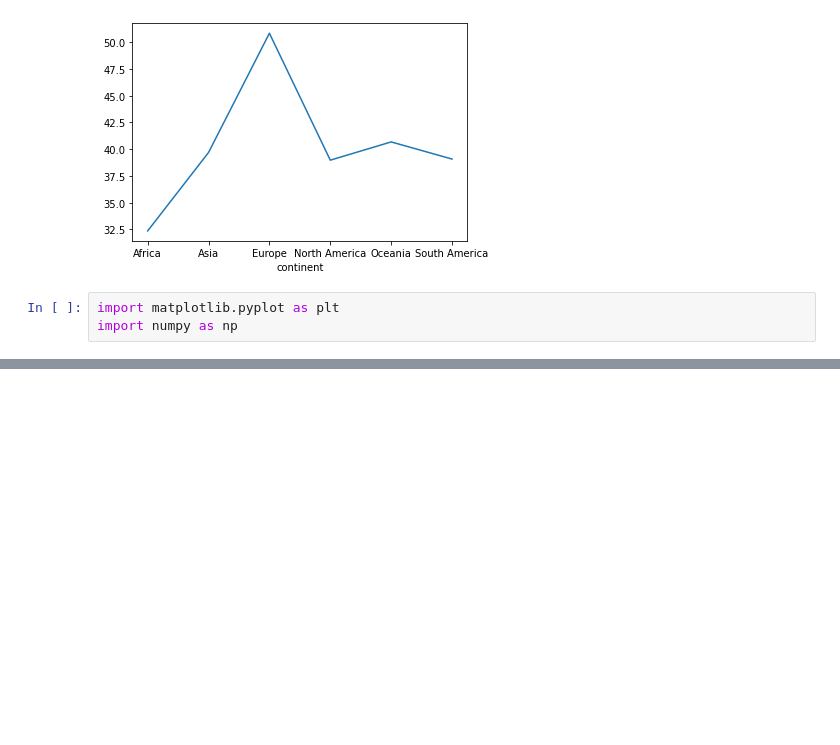
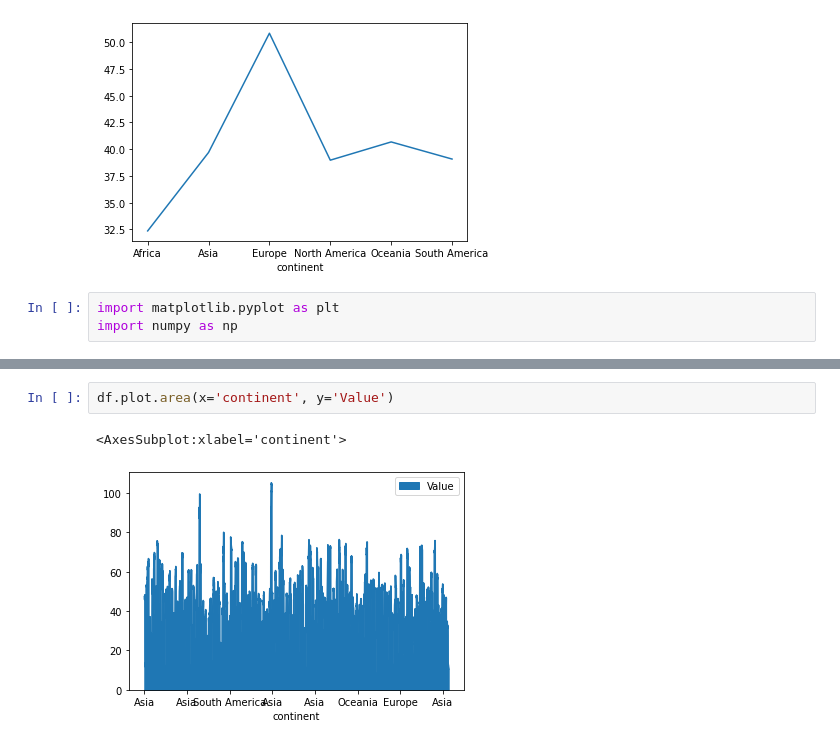
Before and after one commit to areenaarora/insects_in_diet, a Jupyter notebook: protein-per-capita.ipynb, the cells around one changed output, grey strips where cells are left out. Saved outputs shown, nothing was run; the diff lists cells and outputs as text; blank space fills up the shorter version.

```diff
--- a/protein-per-capita.ipynb
+++ b/protein-per-capita.ipynb
@@ -228,0 +230,5 @@ NameError: name 'df_plot' is not defined
+# %%
+df.plot.area(x='continent', y='Value')
+# %% [output]
+<AxesSubplot:xlabel='continent'>
+[figure, added]
```
Also changed, not shown: parts of 5 cells of this notebook.
